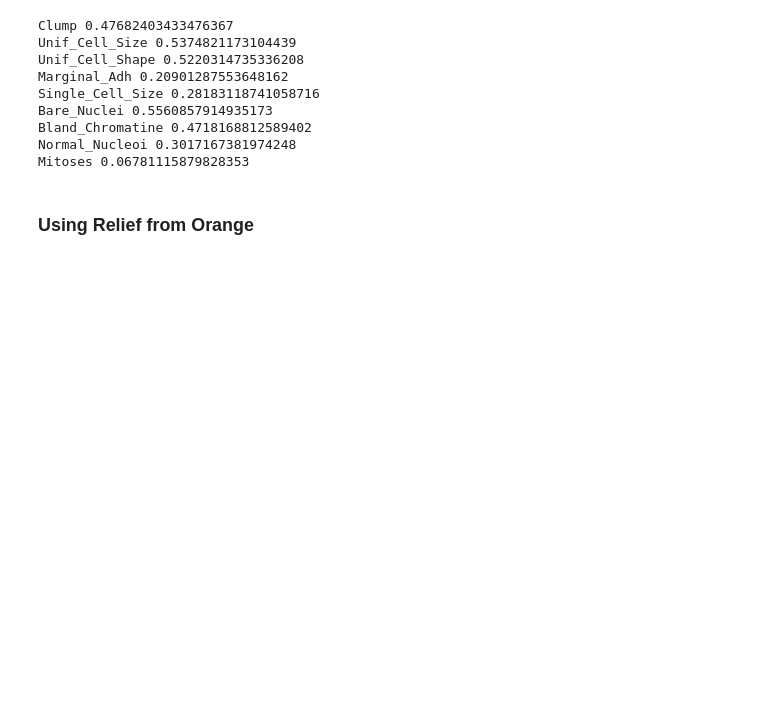
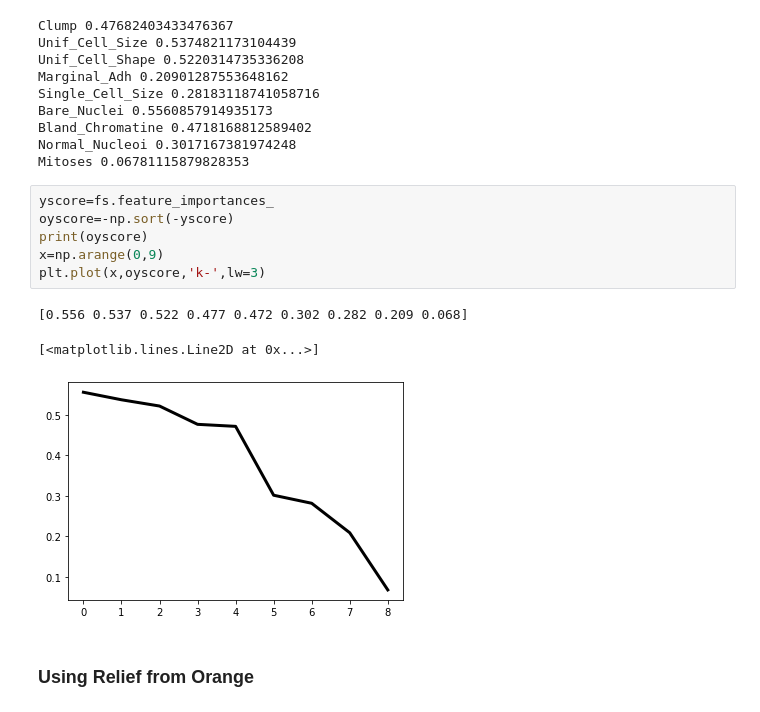
Before and after one commit to eacunafer/Data-Mining-Machine-Learning-subgraduado-, a Jupyter notebook: notebooks/fselection12021.ipynb, the cells around one changed output. Cells and saved outputs as stored; diff of their text form; blank space fills up the shorter version.

```diff
--- a/notebooks/fselection12021.ipynb
+++ b/notebooks/fselection12021.ipynb
@@ -387,6 +401,16 @@ Bare_Nuclei 0.5560857914935173
 Bland_Chromatine 0.4718168812589402
 Normal_Nucleoi 0.3017167381974248
 Mitoses 0.06781115879828353
+# %%
+yscore=fs.feature_importances_
+oyscore=-np.sort(-yscore)
+print(oyscore)
+x=np.arange(0,9)
+plt.plot(x,oyscore,'k-',lw=3)
+# %% [output]
+[0.556 0.537 0.522 0.477 0.472 0.302 0.282 0.209 0.068]
+[<matplotlib.lines.Line2D at 0x...>]
+[figure, added]
 # %% [markdown]
 ### Using Relief from Orange
 # %%
```
Also changed, not shown: parts of 25 cells of this notebook.
